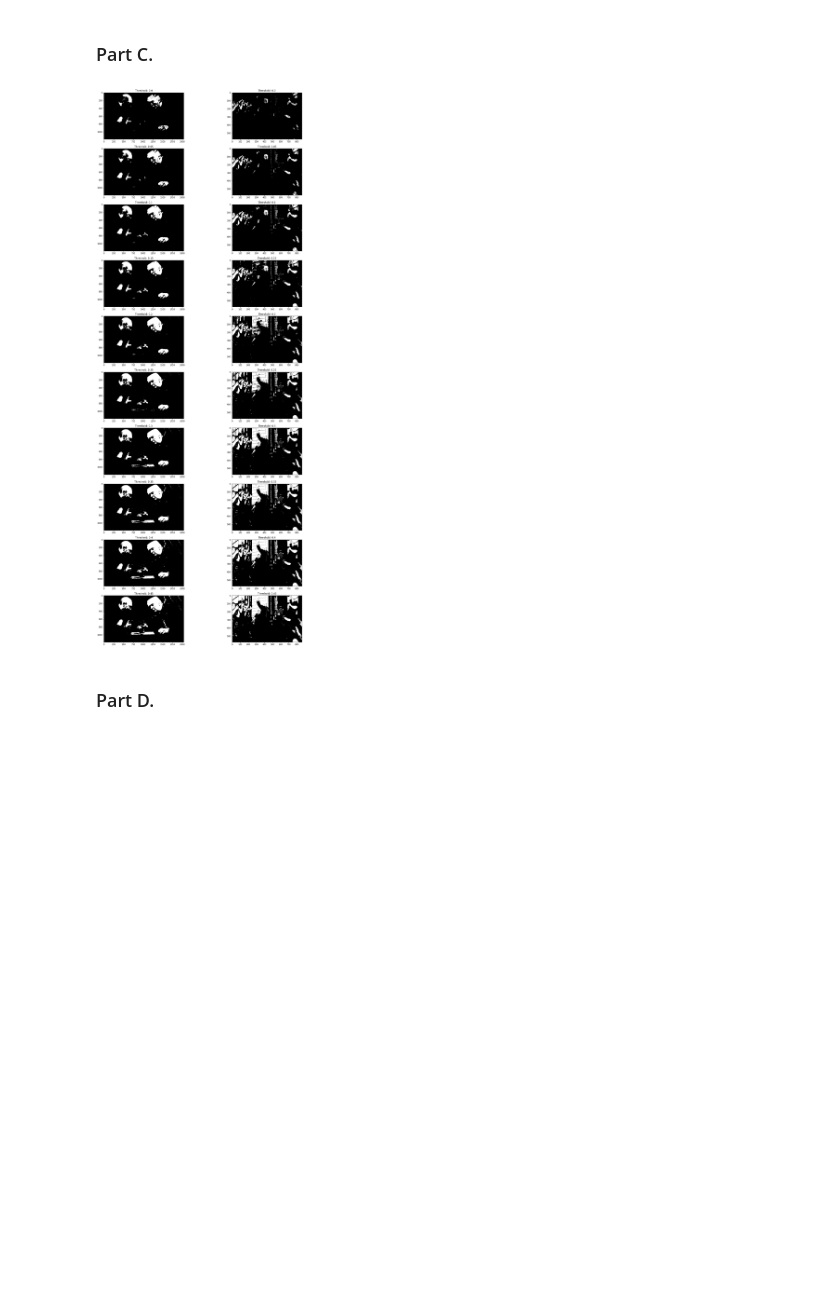
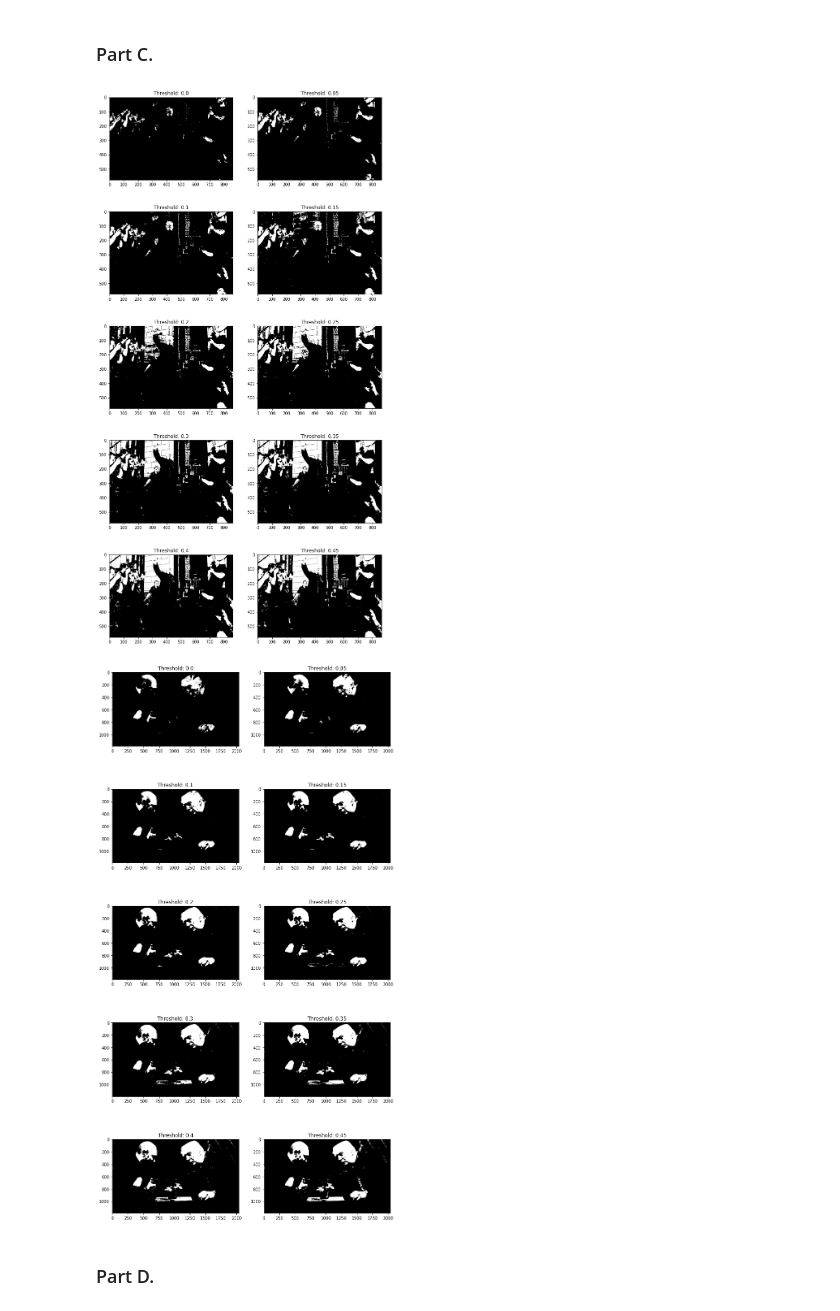
Before and after one commit to nahbos/AUT-Pattern-Recognition, a Jupyter notebook: SPR_HW2/EX02_Q6.ipynb, the cells around one changed output. Saved outputs shown, nothing was run; the diff lists cells and outputs as text; code cells hidden in the pictures; blank space fills up the shorter version.

```diff
--- a/SPR_HW2/EX02_Q6.ipynb
+++ b/SPR_HW2/EX02_Q6.ipynb
@@ -154,7 +154,7 @@ def BC(skin_liklihood, noSkin_liklihood, thresh=0.0):
         posteriors.append(np.add(np.log(noSkin_prior), np.log(noSkn)))
 
         idx = np.argmax(posteriors)
-        predictions.append(0 if idx == 1 else 255)
+        predictions.append([0, 0, 0] if idx == 1 else [255, 255, 255])
 
     return predictions
 # %%
@@ -162,7 +162,7 @@ def skinDetection(img_name, thresh=0.0):
 
     img = Image.open(img_name).convert('RGB')
     w, h = img.size
-    blank = np.zeros((h, w), dtype=int)
+    blank = np.zeros((h, w, 3), dtype=int)
 
     for j in range(h):
         skin_liklihood = cal_probability_density(skin_mean, skin_cov, np.array(img)[j])
@@ -171,22 +171,23 @@ def skinDetection(img_name, thresh=0.0):
 
     return blank
 # %%
-fig, ax = plt.subplots(10, 2, figsize=(12, 50))
-images = ['trump_tie_1.jpg', 'trump_tie_2.jpg']
+images = ['trump_tie_2.jpg', 'trump_tie_1.jpg']
 
 for i in range(2):
+    fig, ax = plt.subplots(5, 2, figsize=(12, 25))
     img_name = './inputs/P6/{}'.format(images[i])
     idx = 0
     for thresh in np.arange(0.0, 0.5, 0.05):
         thresh = round(thresh, 2)
         blank = skinDetection(img_name, thresh)
-        ax[idx, i].imshow(blank, cmap='gray')
-        ax[idx, i].set_title('Threshold: {}'.format(thresh))
+        ax[np.divmod(idx, 2)[0], np.divmod(idx, 2)[1]].imshow(blank, cmap='gray')
+        ax[np.divmod(idx, 2)[0], np.divmod(idx, 2)[1]].set_title('Threshold: {}'.format(thresh))
         idx += 1
 
-plt.show()
+    plt.show()
 # %% [output]
-[figure, old version]
+[figure, new version]
+[figure, added]
 # %% [markdown]
 ### Part D.
 # %%
```
Also changed, not shown: parts of 8 cells of this notebook.
